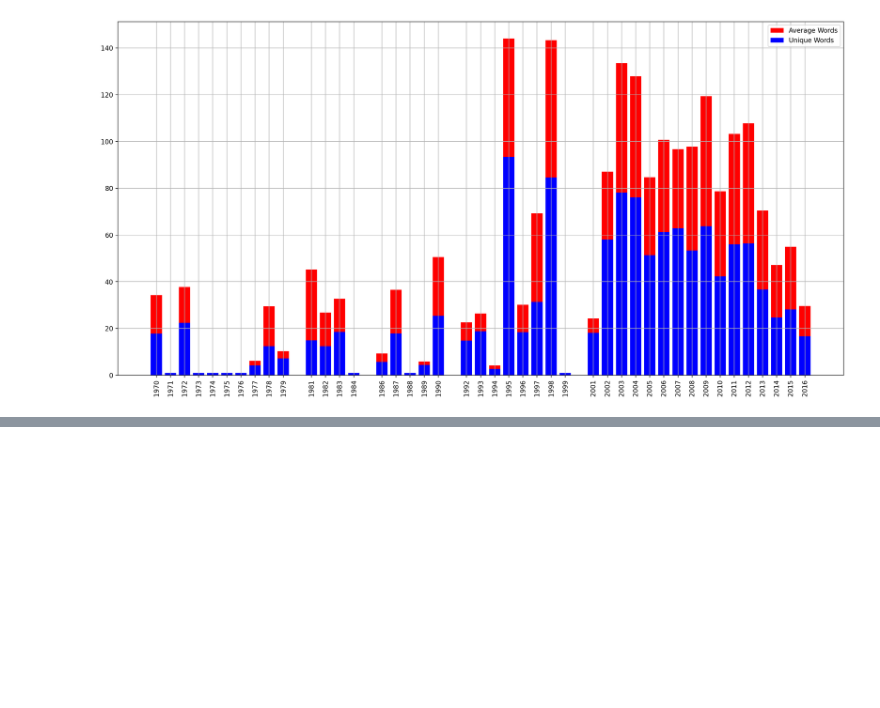
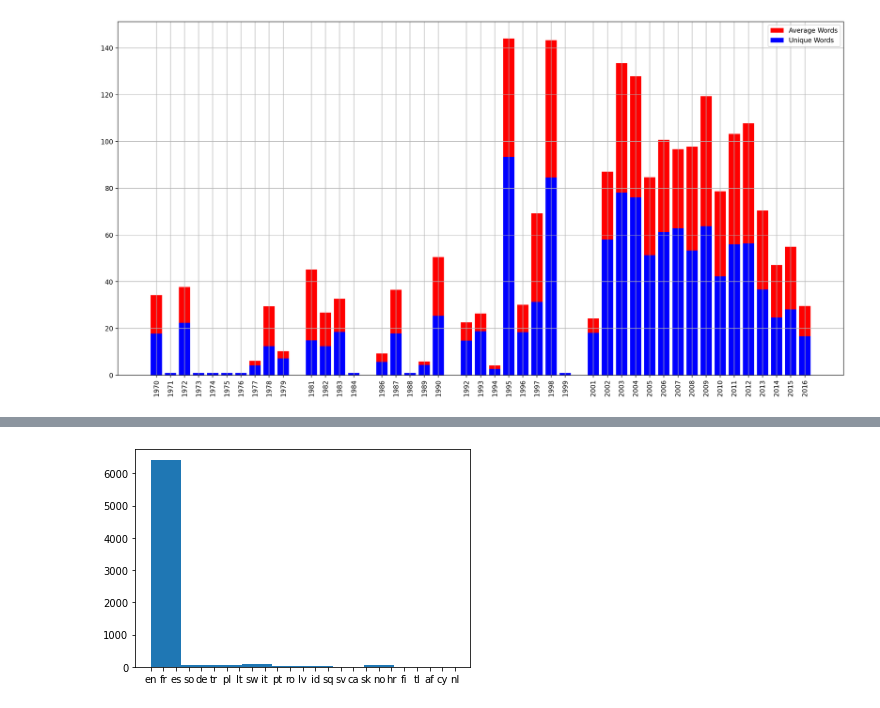
Before and after one commit to MilesJoseph/570_lyrics_NLP, a Jupyter notebook: 570_Lyrics_Assignment.ipynb, the cells around one changed output, grey strips where cells are left out. Saved outputs shown, nothing was run; the diff lists cells and outputs as text; code cells hidden in the pictures; blank space fills up the shorter version.

```diff
--- a/570_Lyrics_Assignment.ipynb
+++ b/570_Lyrics_Assignment.ipynb
@@ -263,0 +285,8 @@ lyrics_1
+# %%
+##we should look into that
+print(lyrics_2.loc[lyrics_1['freqNouns']==0])
+#Oh interesting, so there are instrumentals...This should have been obvious. I still suspect that there might be
+lyrics_2.drop(lyrics_1[lyrics_1['freqNouns'] < 1].index, inplace=True)
+
+#Just to note, since we are subsetting the data to begin with in order to boost performance on this dataset, we will
+#need to go back and clean the original data for production
@@ -263,0 +298,8 @@ lyrics_1
+# %%
+#This brings up another problem. It could be the case that not all songs are english.
+lyrics_2['language'] = lyrics_2['lyrics'].apply(lambda row: detect(row))
+# %%
+plt.hist(lyrics_2['language'])
+plt.show()
+# %% [output]
+[figure, added]
```
Also changed, not shown: parts of 15 cells of this notebook.
